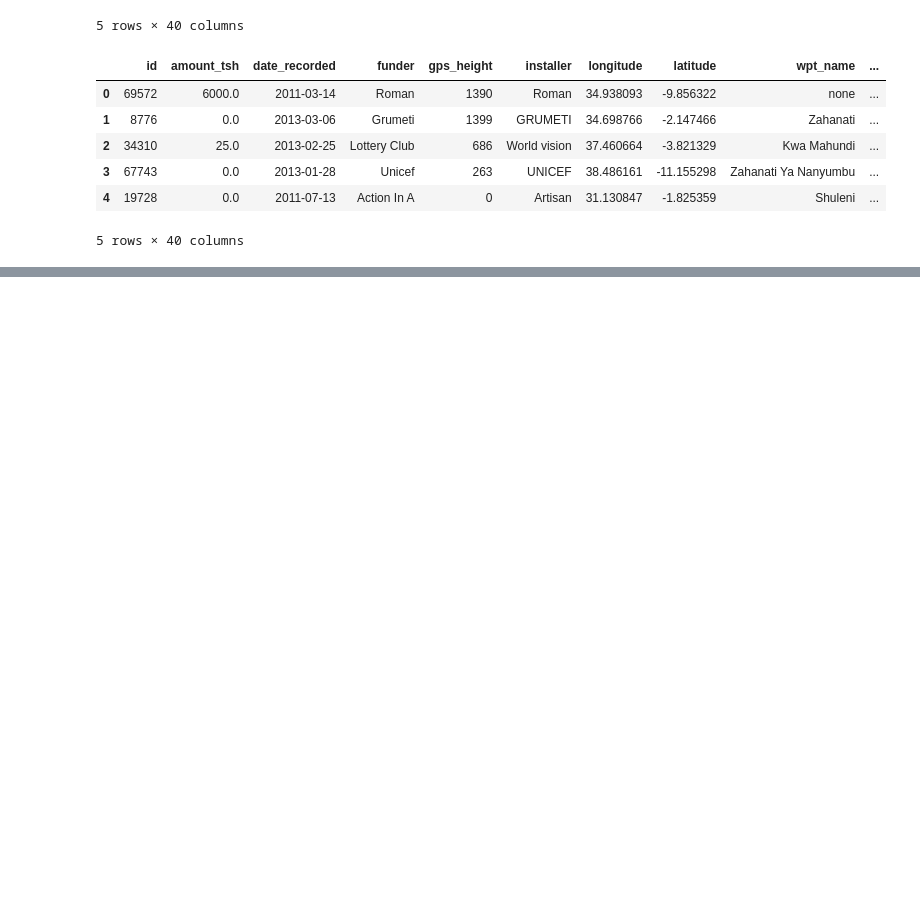
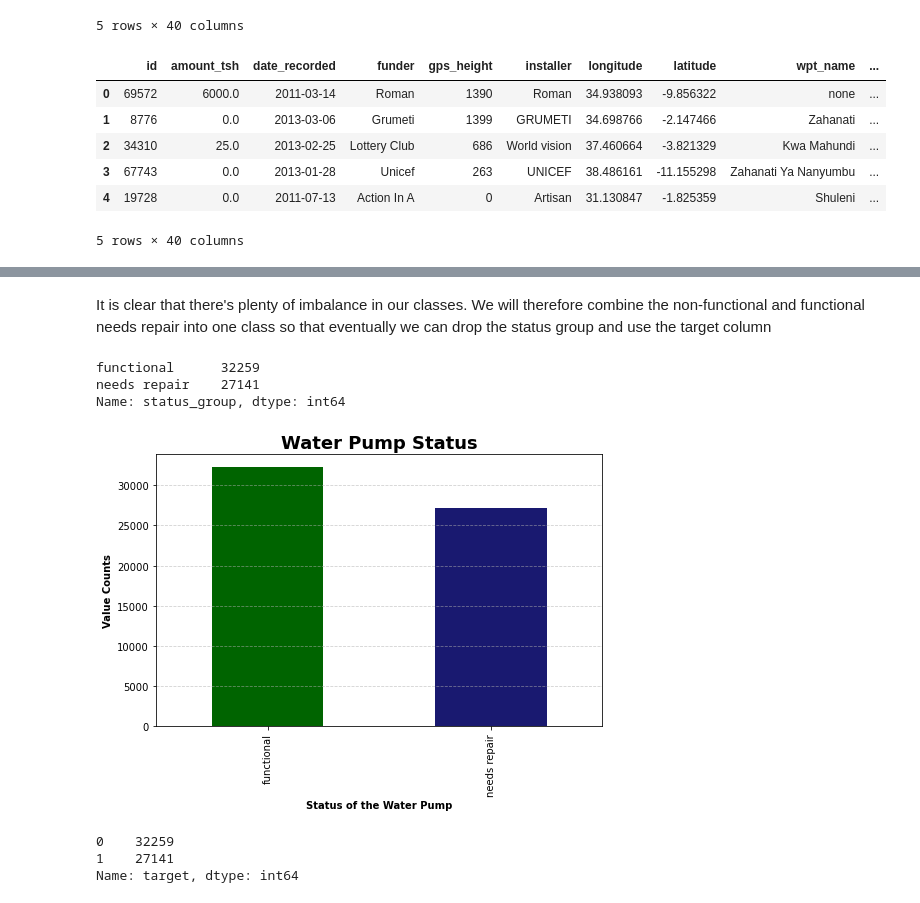
Before and after one commit to MyraKadenge/dsc-phase-3-project-v2-3, a Jupyter notebook: index.ipynb, the cells around one changed output, grey strips where cells are left out. Drawn from its saved outputs; the diff is of its cells as text; code cells hidden in the pictures; blank space fills up the shorter version.

```diff
--- a/index.ipynb
+++ b/index.ipynb
@@ -139,0 +290,45 @@ SyntaxError: invalid syntax (<ipython-input-17-40240c6dfa72>, line 2)
+# %% [markdown]
+It is clear that there's plenty of imbalance in our classes. We will therefore combine the non-functional and functional needs repair into one class so that eventually we can drop the status group and use the target column
+# %%
+# Replace "functional needs repair" and "non functional" with "needs repair" in the 'status_group' column
+data['status_group'] = data['status_group'].replace(to_replace=["functional needs repair", "non functional"], value="needs repair")
+
+# Display the value counts of each category in the 'status_group' column after replacement
+data['status_group'].value_counts()
+# %% [output]
+functional      32259
+needs repair    27141
+Name: status_group, dtype: int64
+# %%
+# Plotting the value counts of the 'status_group' column in descending order using a bar plot
+data['status_group'].value_counts(ascending=False).plot(kind='bar', figsize=(8,5), color=['darkgreen','midnightblue','purple'])
+
+# Adding a title to the plot with a larger font size and bold font weight
+plt.title("Water Pump Status", fontweight='bold', fontsize=18)
+
+# Adding a label to the x-axis with a larger font size, bold font weight, and descriptive text
+plt.xlabel('Status of the Water Pump', fontweight='bold', fontsize=10)
+
+# Adding a label to the y-axis with a larger font size, bold font weight, and descriptive text
+plt.ylabel('Value Counts', fontweight='bold', fontsize=10)
+
+# Adding gridlines to the plot along the y-axis with a dashed linestyle and reduced opacity
+plt.grid(axis='y', linestyle='--', alpha=0.6)
+
+# Displaying the plot
+plt.show()
+# %% [output]
+[figure, added]
+# %%
+# Convert the 'status_group' column to a categorical data type
+data['status_group'] = data['status_group'].astype('category')
+
+# Convert the categorical values into numerical codes
+data['target'] = data['status_group'].cat.codes
+
+# Display the counts of each numerical code in the 'target' column
+data['target'].value_counts()
+# %% [output]
+0    32259
+1    27141
+Name: target, dtype: int64
```
Also changed, not shown: parts of 22 cells of this notebook.
